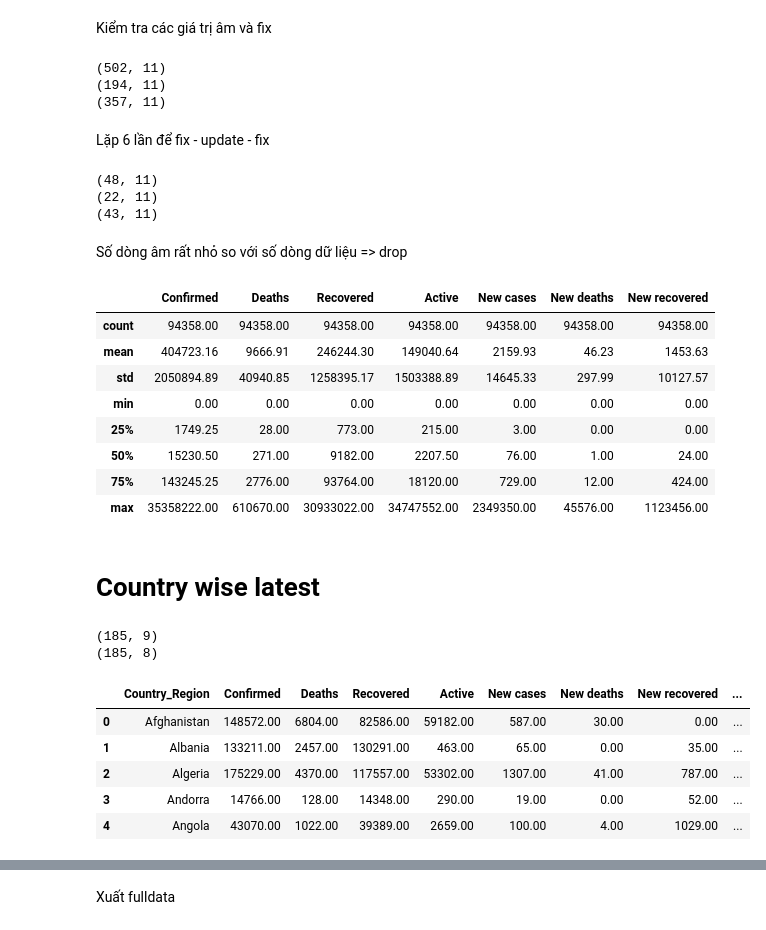
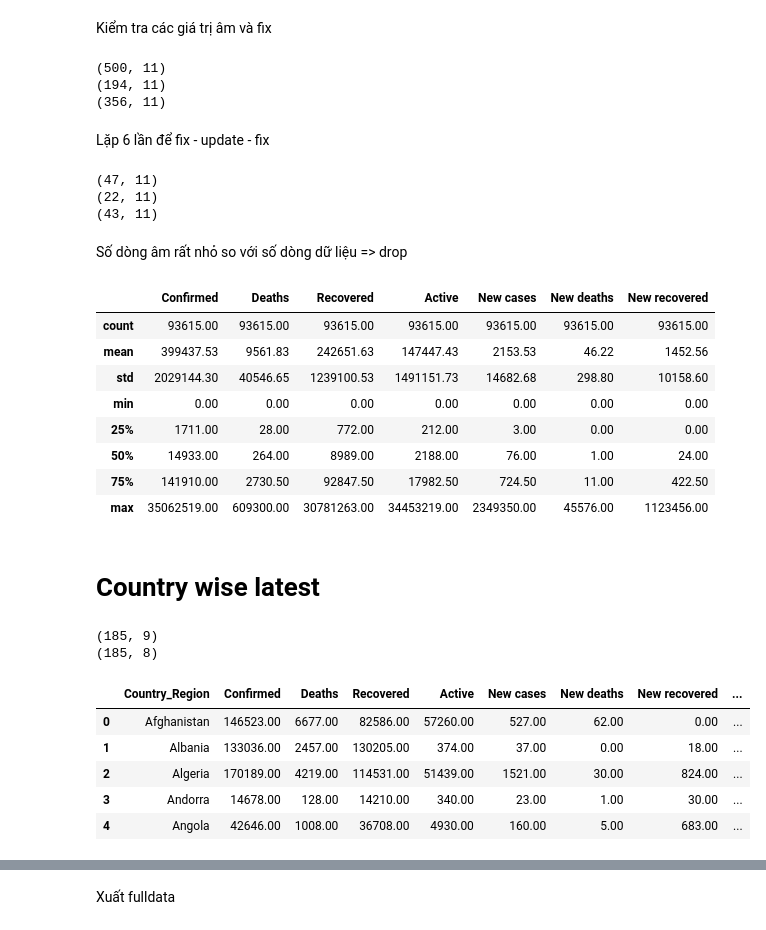
Before and after one commit to daniele15/DV-GroupProject, a Jupyter notebook: main_preprocessing_lite.ipynb, the cells around one changed output, grey strips where cells are left out. Cells and saved outputs as stored; diff of their text form; code cells hidden in the pictures.

```diff
--- a/main_preprocessing_lite.ipynb
+++ b/main_preprocessing_lite.ipynb
@@ -213,8 +213,8 @@ Case_Fatality_Ratio            float64
 Last_Update_original            object
 dtype: object
 # %%
-# Lọc ra các dòng có Last_Update sau ngày 5/8/2021
-drop_indices = country_df[country_df['Last_Update'] >= '2021-08-05'].index
+# Lọc ra các dòng có Last_Update sau ngày 1/8/2021
+drop_indices = country_df[country_df['Last_Update'] >= '2021-08-01'].index
 
 # Drop các dòng có index trong drop_indices
 country_df = country_df.drop(drop_indices)
@@ -249,7 +249,7 @@ country_df['Country_Region'] = country_df['Country_Region'].replace('Viet Nam',
 # %% [markdown]
 ## 3. Drop các dòng không convert được:
 # %%
-values_to_drop = ['St. Martin', 'Cruise Ship', 'Diamond Princess', 'MS Zaandam', 'North Ireland',
+values_to_drop = ['Aruba','St. Martin', 'Cruise Ship', 'Diamond Princess', 'MS Zaandam', 'North Ireland',
                   'occupied Palestinian territory', 'Others', 'Summer Olympics 2020',
                   'Taipei and environs', 'Winter Olympics 2022',' Azerbaijan','Antarctica', 'Holy See', 'Kiribati', 'Marshall Islands', 'Micronesia', 'Nauru', 'North Korea', 'Palau', 'Samoa', 'Solomon Islands', 'Tonga', 'Tuvalu', 'West Bank and Gaza']
 
@@ -497,9 +497,9 @@ print(neg_cases.shape)
 print(neg_deaths.shape)
 print(neg_recovered.shape)
 # %% [output]
-(502, 11)
+(500, 11)
 (194, 11)
-(357, 11)
+(356, 11)
 # %% [markdown]
 Lặp 6 lần để fix - update - fix
 # %%
@@ -562,7 +562,7 @@ print(neg_cases.shape)
 print(neg_deaths.shape)
 print(neg_recovered.shape)
 # %% [output]
-(48, 11)
+(47, 11)
 (22, 11)
 (43, 11)
 # %% [markdown]
@@ -584,14 +584,14 @@ grouped_df['Last_Update'] = pd.to_datetime(grouped_df['Last_Update']).dt.date
 grouped_df.describe()
 # %% [output]
 |  | Confirmed | Deaths | Recovered | Active | New cases | New deaths | New recovered |
-| count | 94358.00 | 94358.00 | 94358.00 | 94358.00 | 94358.00 | 94358.00 | 94358.00 |
-| mean | 404723.16 | 9666.91 | 246244.30 | 149040.64 | 2159.93 | 46.23 | 1453.63 |
-| std | 2050894.89 | 40940.85 | 1258395.17 | 1503388.89 | 14645.33 | 297.99 | 10127.57 |
+| count | 93615.00 | 93615.00 | 93615.00 | 93615.00 | 93615.00 | 93615.00 | 93615.00 |
+| mean | 399437.53 | 9561.83 | 242651.63 | 147447.43 | 2153.53 | 46.22 | 1452.56 |
+| std | 2029144.30 | 40546.65 | 1239100.53 | 1491151.73 | 14682.68 | 298.80 | 10158.60 |
 | min | 0.00 | 0.00 | 0.00 | 0.00 | 0.00 | 0.00 | 0.00 |
-| 25% | 1749.25 | 28.00 | 773.00 | 215.00 | 3.00 | 0.00 | 0.00 |
-| 50% | 15230.50 | 271.00 | 9182.00 | 2207.50 | 76.00 | 1.00 | 24.00 |
-| 75% | 143245.25 | 2776.00 | 93764.00 | 18120.00 | 729.00 | 12.00 | 424.00 |
-| max | 35358222.00 | 610670.00 | 30933022.00 | 34747552.00 | 2349350.00 | 45576.00 | 1123456.00 |
+| 25% | 1711.00 | 28.00 | 772.00 | 212.00 | 3.00 | 0.00 | 0.00 |
+| 50% | 14933.00 | 264.00 | 8989.00 | 2188.00 | 76.00 | 1.00 | 24.00 |
+| 75% | 141910.00 | 2730.50 | 92847.50 | 17982.50 | 724.50 | 11.00 | 422.50 |
+| max | 35062519.00 | 609300.00 | 30781263.00 | 34453219.00 | 2349350.00 | 45576.00 | 1123456.00 |
 # %% [markdown]
 # Country wise latest
 # %%
@@ -623,39 +623,47 @@ country_wise['Deaths / 100 Recovered'] = round((country_wise['Deaths']/country_w
 cols = ['Deaths / 100 Cases', 'Recovered / 100 Cases', 'Deaths / 100 Recovered']
 country_wise[cols] = country_wise[cols].fillna(0)
 
+# Tính Deaths / 100 Recovered
+country_wise['Deaths / 100 Recovered'] = round((country_wise['Deaths'] / country_wise['Recovered']) * 100, 2)
+
+# Chuyển những giá trị NaN trong Deaths / 100 Recovered thành 0
+country_wise['Deaths / 100 Recovered'] = country_wise['Deaths / 100 Recovered'].fillna(0)
+
+# Kiểm tra và gán giá trị 1 cho các trường hợp Recovered bằng 0
+country_wise.loc[country_wise['Recovered'] == 0, 'Deaths / 100 Recovered'] = 1
 
 # 1 week increase and % change
 # ============================
 
 today = full_grouped[full_grouped['Last_Update']==max(full_grouped['Last_Update'])] \
             .reset_index(drop=True) \
             .drop('Last_Update', axis=1)[['Country_Region', 'Confirmed']]
 
 last_week = full_grouped[full_grouped['Last_Update']==max(full_grouped['Last_Update'])-timedelta(days=7)] \
                 .reset_index(drop=True) \
                 .drop('Last_Update', axis=1)[['Country_Region', 'Confirmed']]
 
 temp = pd.merge(today, last_week, on='Country_Region', suffixes=(' today', ' last week'))
 temp['1 week change'] = temp['Confirmed today'] - temp['Confirmed last week']
 temp = temp[['Country_Region', 'Confirmed last week', '1 week change']]
 
 country_wise = pd.merge(country_wise, temp, on='Country_Region')
 country_wise['1 week % increase'] = round(country_wise['1 week change']/country_wise['Confirmed last week']*100, 2)
 country_wise.head()
 
 country_wise['WHO Region'] = country_wise['Country_Region'].map(who_region)
 country_wise[country_wise['WHO Region'].isna()]['Country_Region'].unique()
 
 country_wise.head()
 # %% [output]
 (185, 9)
 (185, 8)
 |  | Country_Region | Confirmed | Deaths | Recovered | Active | New cases | New deaths | New recovered | ... |
-| 0 | Afghanistan | 148572.00 | 6804.00 | 82586.00 | 59182.00 | 587.00 | 30.00 | 0.00 | ... |
-| 1 | Albania | 133211.00 | 2457.00 | 130291.00 | 463.00 | 65.00 | 0.00 | 35.00 | ... |
-| 2 | Algeria | 175229.00 | 4370.00 | 117557.00 | 53302.00 | 1307.00 | 41.00 | 787.00 | ... |
-| 3 | Andorra | 14766.00 | 128.00 | 14348.00 | 290.00 | 19.00 | 0.00 | 52.00 | ... |
-| 4 | Angola | 43070.00 | 1022.00 | 39389.00 | 2659.00 | 100.00 | 4.00 | 1029.00 | ... |
+| 0 | Afghanistan | 146523.00 | 6677.00 | 82586.00 | 57260.00 | 527.00 | 62.00 | 0.00 | ... |
+| 1 | Albania | 133036.00 | 2457.00 | 130205.00 | 374.00 | 37.00 | 0.00 | 18.00 | ... |
+| 2 | Algeria | 170189.00 | 4219.00 | 114531.00 | 51439.00 | 1521.00 | 30.00 | 824.00 | ... |
+| 3 | Andorra | 14678.00 | 128.00 | 14210.00 | 340.00 | 23.00 | 1.00 | 30.00 | ... |
+| 4 | Angola | 42646.00 | 1008.00 | 36708.00 | 4930.00 | 160.00 | 5.00 | 683.00 | ... |
 # %%
 country_wise[country_wise['Country_Region']=='US']
 # %% [output]
```
Also changed, not shown: parts of 25 cells of this notebook, 1 other file.
